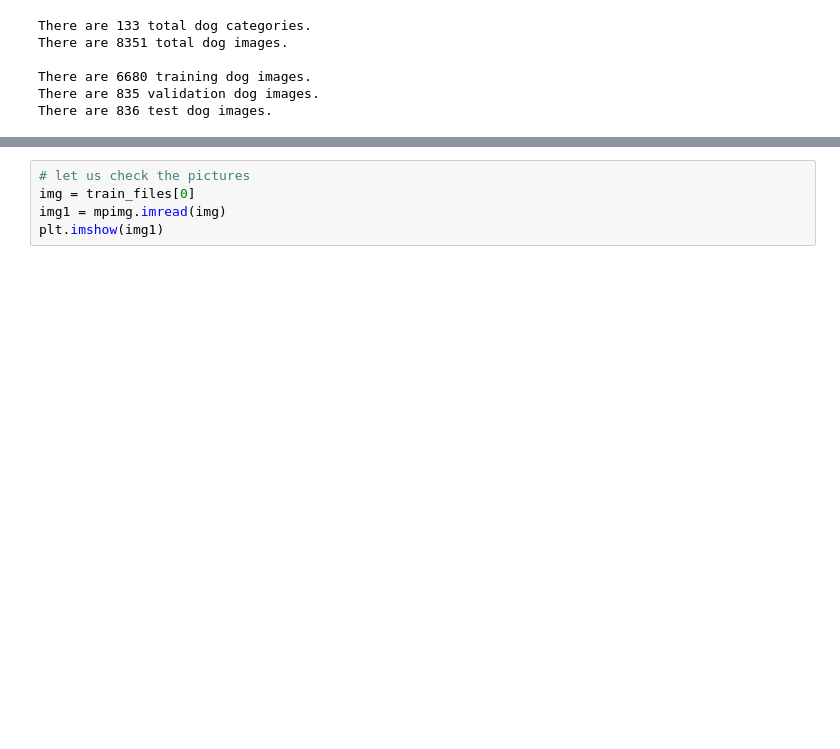
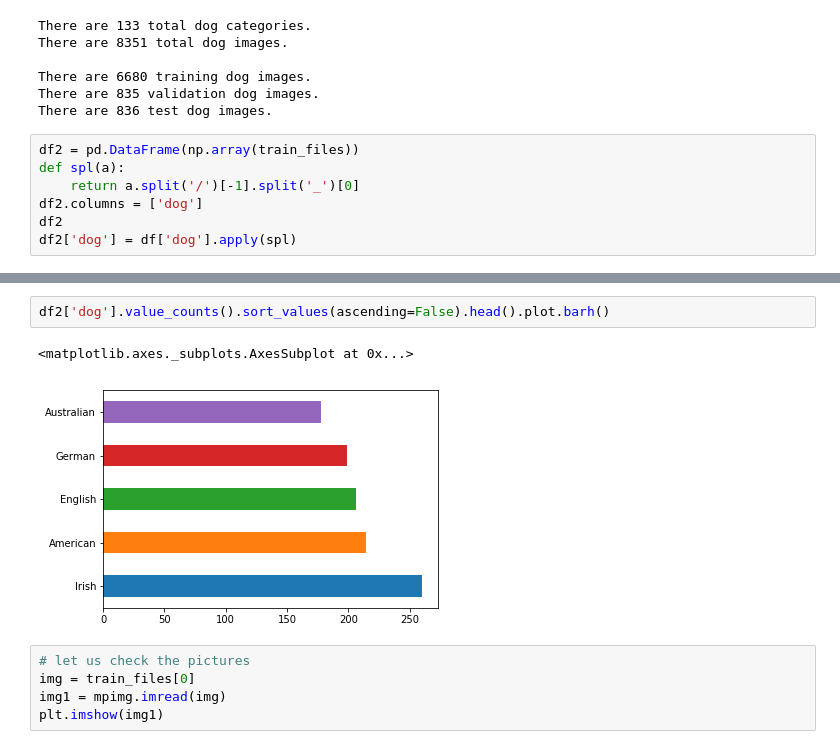
Before and after one commit to Abdullah955/dog_breed, a Jupyter notebook: dog_app.ipynb, the cells around one changed output, grey strips where cells are left out. Saved outputs shown, nothing was run; the diff lists cells and outputs as text; blank space fills up the shorter version.

```diff
--- a/dog_app.ipynb
+++ b/dog_app.ipynb
@@ -99,3 +99,10 @@ There are 8351 total dog images.
 There are 6680 training dog images.
 There are 835 validation dog images.
 There are 836 test dog images.
+# %%
+df2 = pd.DataFrame(np.array(train_files))
+def spl(a):
+    return a.split('/')[-1].split('_')[0]
+df2.columns = ['dog']
+df2
+df2['dog'] = df['dog'].apply(spl)
@@ -102,3 +119,8 @@ There are 836 test dog images.
+# %%
+df2['dog'].value_counts().sort_values(ascending=False).head().plot.barh()
+# %% [output]
+<matplotlib.axes._subplots.AxesSubplot at 0x...>
+[figure, added]
 # %%
 # let us check the pictures
 img = train_files[0]
```
Also changed, not shown: parts of 4 cells of this notebook.
